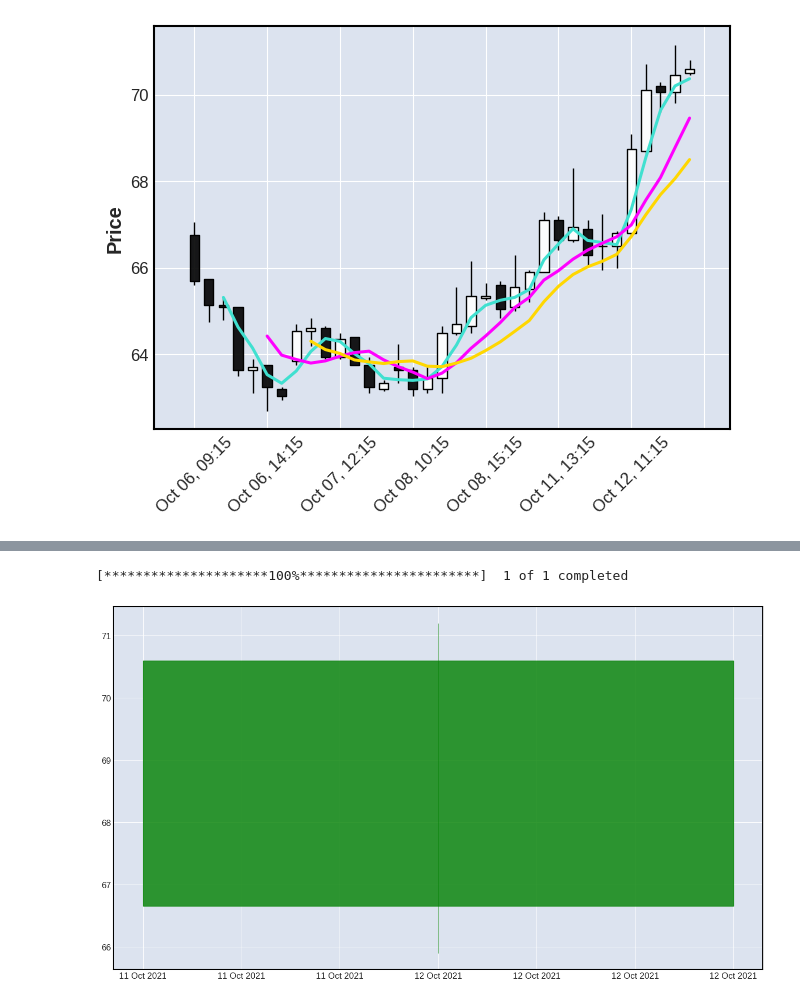
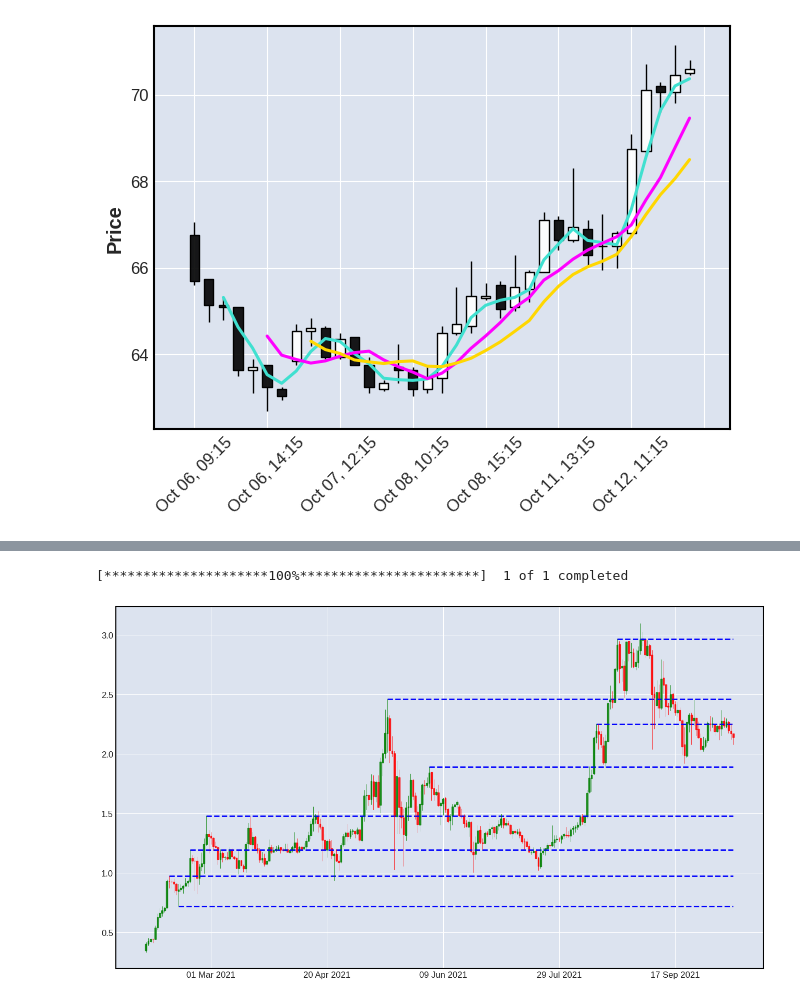
Before and after one commit to aagamj/Stocks, a Jupyter notebook: project.ipynb, the cells around one changed output, grey strips where cells are left out. Drawn from its saved outputs; the diff is of its cells as text; code cells hidden in the pictures.

```diff
--- a/project.ipynb
+++ b/project.ipynb
@@ -40,7 +38,7 @@ mpf.plot(data,type='candle',mav = (3,6,9))
 # %%
 # get stock prices using yfinance library
 def get_stock_price(symbol):
-  df = yf.download(symbol, start='2021-10-12',interval = '1d', volume = True,mav = (3,6,9), threads= False)
+  df = yf.download(symbol, start='2021-02-01',interval = '1d', volume = True,mav = (3,6,9), threads= False)
   df['Date'] = pd.to_datetime(df.index)
   df['Date'] = df['Date'].apply(mpl_dates.date2num)
   df = df.loc[:,['Date', 'Open', 'High', 'Low', 'Close']]
@@ -49,0 +76,12 @@ def get_stock_price(symbol):
+# %%
+#Visualization
+def plot_all(levels, df):
+  fig, ax = plt.subplots(figsize=(16, 9))
+  candlestick_ohlc(ax,df.values,width=0.6, colorup='green',
+    colordown='red', alpha=0.8)
+  date_format = mpl_dates.DateFormatter('%d %b %Y')
+  ax.xaxis.set_major_formatter(date_format)
+  for level in levels:
+    plt.hlines(level[1], xmin = df['Date'][level[0]], xmax =
+      max(df['Date']), colors='blue', linestyle='--')
+  fig.show()
@@ -50,33 +92,31 @@ def get_stock_price(symbol):
 # %%
 #method 2: window shifting method
 #using the same symbol as the first example above
-symbol = 'BHEL.NS'
-df = get_stock_price('BHEl.NS')
-
+symbol = 'ADA-USD'
+df = get_stock_price(symbol)
 pivots = []
 max_list = []
 min_list = []
 for i in range(5, len(df)-5):
   # taking a window of 9 candles
   high_range = df['High'][i-5:i+4]
   current_max = high_range.max()
   # if we find a new maximum value, empty the max_list
   if current_max not in max_list:
     max_list = []
   max_list.append(current_max)
   # if the maximum value remains the same after shifting 5 times
   if len(max_list)==5 and is_far_from_level(current_max,pivots,df):
       pivots.append((high_range.idxmax(), current_max))
 
   low_range = df['Low'][i-5:i+5]
   current_min = low_range.min()
   if current_min not in min_list:
     min_list = []
   min_list.append(current_min)
   if len(min_list)==5 and is_far_from_level(current_min,pivots,df):
     pivots.append((low_range.idxmin(), current_min))
-
 plot_all(pivots, df)
 # %% [output]
 [*********************100%***********************]  1 of 1 completed
-[figure, old version]
+[figure, new version]
```
Also changed, not shown: parts of 4 cells of this notebook.
